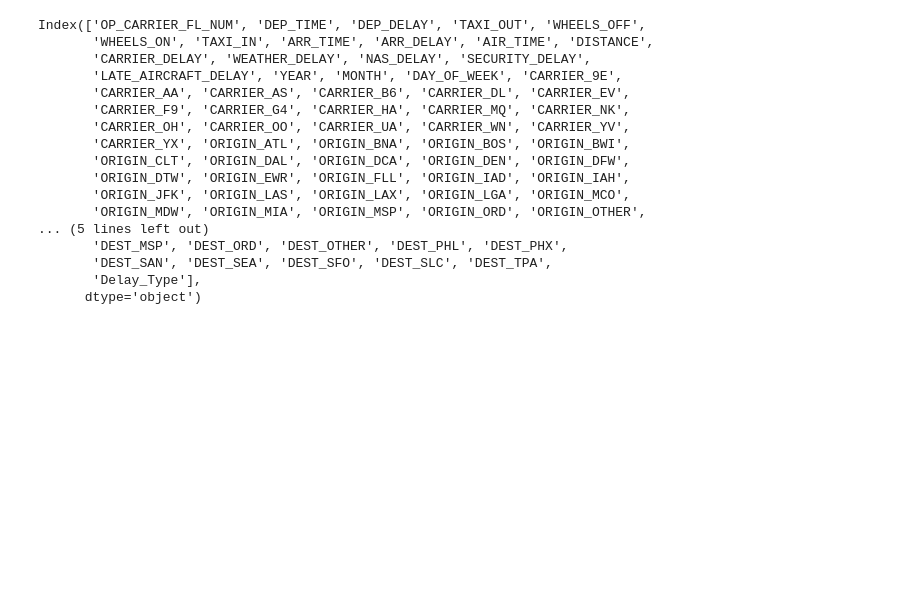
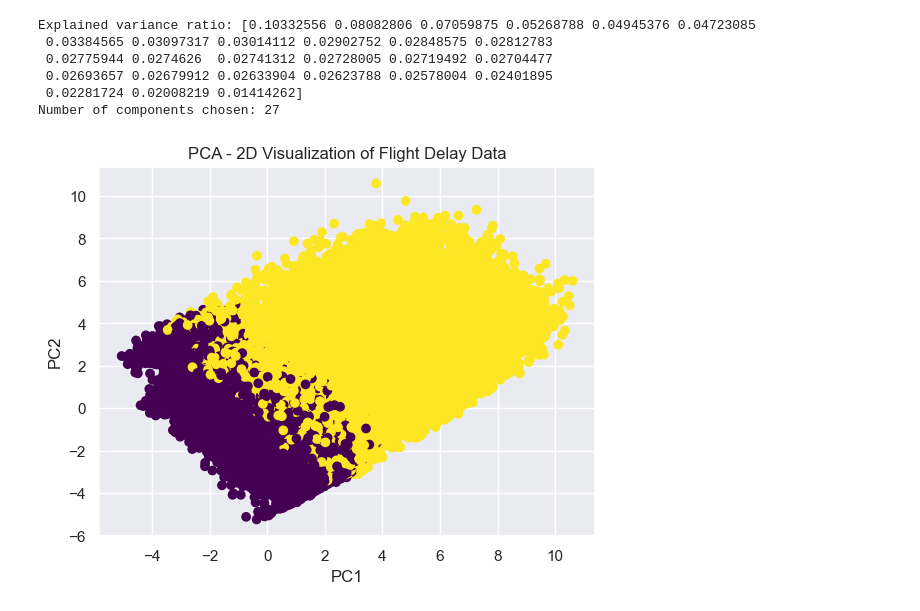
Before and after one commit to IT24102978/AIML-2025-Y2-S1-MLB-B11G1-04, a Jupyter notebook: notebooks/IT24102979_Dimensionality Reduction (PCA).ipynb, the cells around one changed output. Saved outputs shown, nothing was run; the diff lists cells and outputs as text; code cells hidden in the pictures; blank space fills up the shorter version.

```diff
--- a/notebooks/IT24102979_Dimensionality Reduction (PCA).ipynb
+++ b/notebooks/IT24102979_Dimensionality Reduction (PCA).ipynb
@@ -50,20 +49,0 @@ df.shape
-# %%
-df.columns
-# %% [output]
-Index(['OP_CARRIER_FL_NUM', 'DEP_TIME', 'DEP_DELAY', 'TAXI_OUT', 'WHEELS_OFF',
-       'WHEELS_ON', 'TAXI_IN', 'ARR_TIME', 'ARR_DELAY', 'AIR_TIME', 'DISTANCE',
-       'CARRIER_DELAY', 'WEATHER_DELAY', 'NAS_DELAY', 'SECURITY_DELAY',
-       'LATE_AIRCRAFT_DELAY', 'YEAR', 'MONTH', 'DAY_OF_WEEK', 'CARRIER_9E',
-       'CARRIER_AA', 'CARRIER_AS', 'CARRIER_B6', 'CARRIER_DL', 'CARRIER_EV',
-       'CARRIER_F9', 'CARRIER_G4', 'CARRIER_HA', 'CARRIER_MQ', 'CARRIER_NK',
-       'CARRIER_OH', 'CARRIER_OO', 'CARRIER_UA', 'CARRIER_WN', 'CARRIER_YV',
-       'CARRIER_YX', 'ORIGIN_ATL', 'ORIGIN_BNA', 'ORIGIN_BOS', 'ORIGIN_BWI',
-       'ORIGIN_CLT', 'ORIGIN_DAL', 'ORIGIN_DCA', 'ORIGIN_DEN', 'ORIGIN_DFW',
-       'ORIGIN_DTW', 'ORIGIN_EWR', 'ORIGIN_FLL', 'ORIGIN_IAD', 'ORIGIN_IAH',
-       'ORIGIN_JFK', 'ORIGIN_LAS', 'ORIGIN_LAX', 'ORIGIN_LGA', 'ORIGIN_MCO',
-       'ORIGIN_MDW', 'ORIGIN_MIA', 'ORIGIN_MSP', 'ORIGIN_ORD', 'ORIGIN_OTHER',
-... (5 lines left out)
-       'DEST_MSP', 'DEST_ORD', 'DEST_OTHER', 'DEST_PHL', 'DEST_PHX',
-       'DEST_SAN', 'DEST_SEA', 'DEST_SFO', 'DEST_SLC', 'DEST_TPA',
-       'Delay_Type'],
-      dtype='object')
@@ -70 +65,24 @@ Index(['OP_CARRIER_FL_NUM', 'DEP_TIME', 'DEP_DELAY', 'TAXI_OUT', 'WHEELS_OFF',
+# %%
+#Check variance
+print("Explained variance ratio:", pca.explained_variance_ratio_)
+print("Number of components chosen:", pca.n_components_)
+# %% [output]
+Explained variance ratio: [0.10332556 0.08082806 0.07059875 0.05268788 0.04945376 0.04723085
+ 0.03384565 0.03097317 0.03014112 0.02902752 0.02848575 0.02812783
+ 0.02775944 0.0274626  0.02741312 0.02728005 0.02719492 0.02704477
+ 0.02693657 0.02679912 0.02633904 0.02623788 0.02578004 0.02401895
+ 0.02281724 0.02008219 0.01414262]
+Number of components chosen: 27
+# %%
+#Visualization
+pca_2d = PCA(n_components=2)
+X_pca_2d = pca_2d.fit_transform(X_scaled)
+
+plt.scatter(X_pca_2d[:,0], X_pca_2d[:,1], c=y, cmap='viridis')
+plt.xlabel('PC1')
+plt.ylabel('PC2')
+plt.title('PCA - 2D Visualization of Flight Delay Data')
+plt.show()
+# %% [output]
+[figure, added]
 # %%
```
Also changed, not shown: parts of 8 cells of this notebook.
